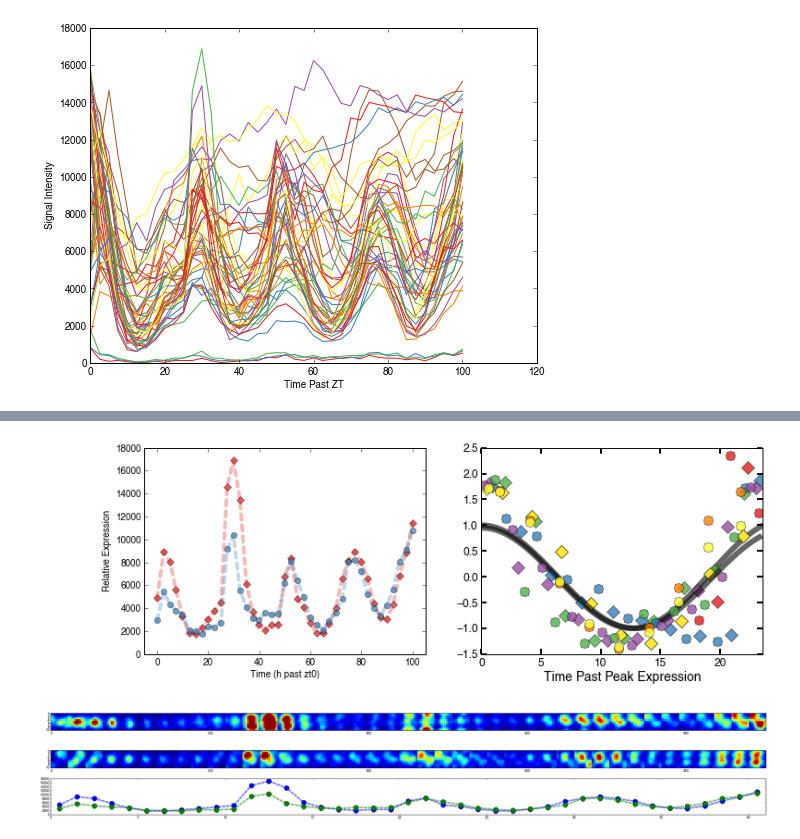
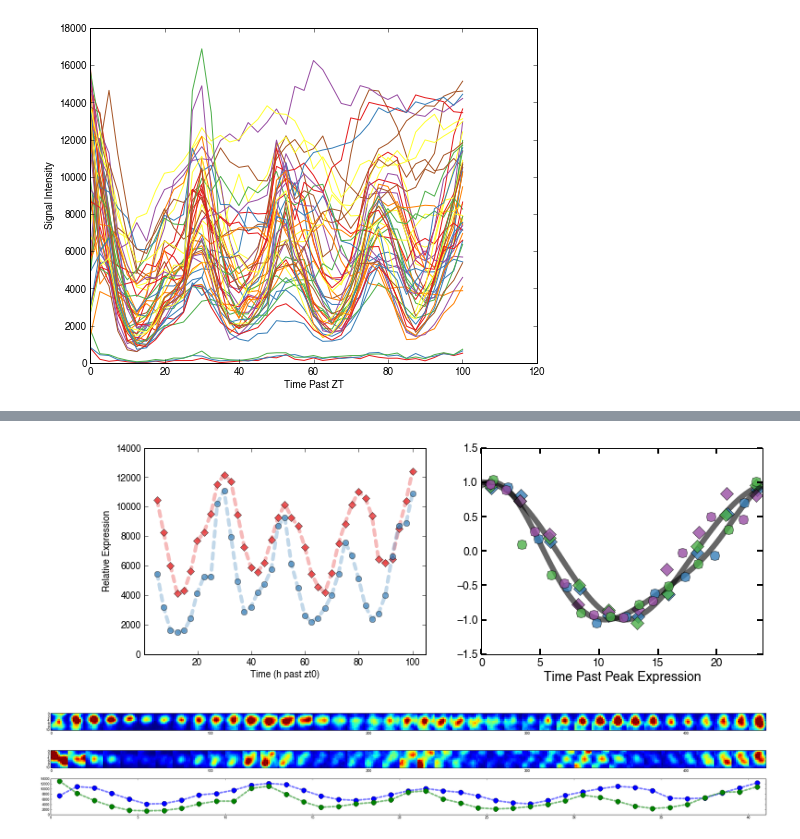
Before and after one commit to deletingthesoftwrethatwillhackme/Luc, a Jupyter notebook: MMCTA_runthough.ipynb, the cells around one changed output, grey strips where cells are left out. Cells and saved outputs as stored; diff of their text form; code cells hidden in the pictures.

```diff
--- a/MMCTA_runthough.ipynb
+++ b/MMCTA_runthough.ipynb
@@ -102,12 +100,3 @@ For all of the runs...
-# %%
-stacks = {}
-times = {}
-for plate in goodPlates.keys():
-    startingPlate = np.argsort(goodPlates[plate]['plate'].sum(1).sum(1)[5:])[-2]+5+1
-    stacks[plate]  = stackAuto(tmpDir, goodPlates[plate]['plate'])
-    times[plate] = goodPlates[plate]['times']
-pickle.dump(stacks, open(outPath+'AlignedStacks.p','wb'))
-pickle.dump(times, open(outPath+'ImageTimestamps.p','wb'))
 # %% [markdown]
 #Peak Finding
 # %% [markdown]
@@ -168,8 +137,6 @@ plate.use_refits()
 plate.set_features();
 # %% [output]
 [figure]
-# %%
-plate.features.error = 0
 # %%
 plate.feature_scatters()
 # %% [output]
@@ -176,0 +144,2 @@ plate.feature_scatters()
+# %%
+plate.features.sort('error').head()
@@ -178,8 +159,8 @@ plate.feature_scatters()
 from Processing.Containers import compare_fits
 from Vis.Imaging import plot_image_traces
 # %%
-compare_fits(plate.fits[37], plate.fits[35])
-plot_image_traces(plate, 37, 35, r=5)
+compare_fits(plate.fits[5], plate.fits[40])
+plot_image_traces(plate, 5, 40, r=5)
 # %% [output]
-[figure, old version]
+[figure, new version]
-[figure, old version]
+[figure, new version]
```
Also changed, not shown: parts of 11 cells of this notebook.
